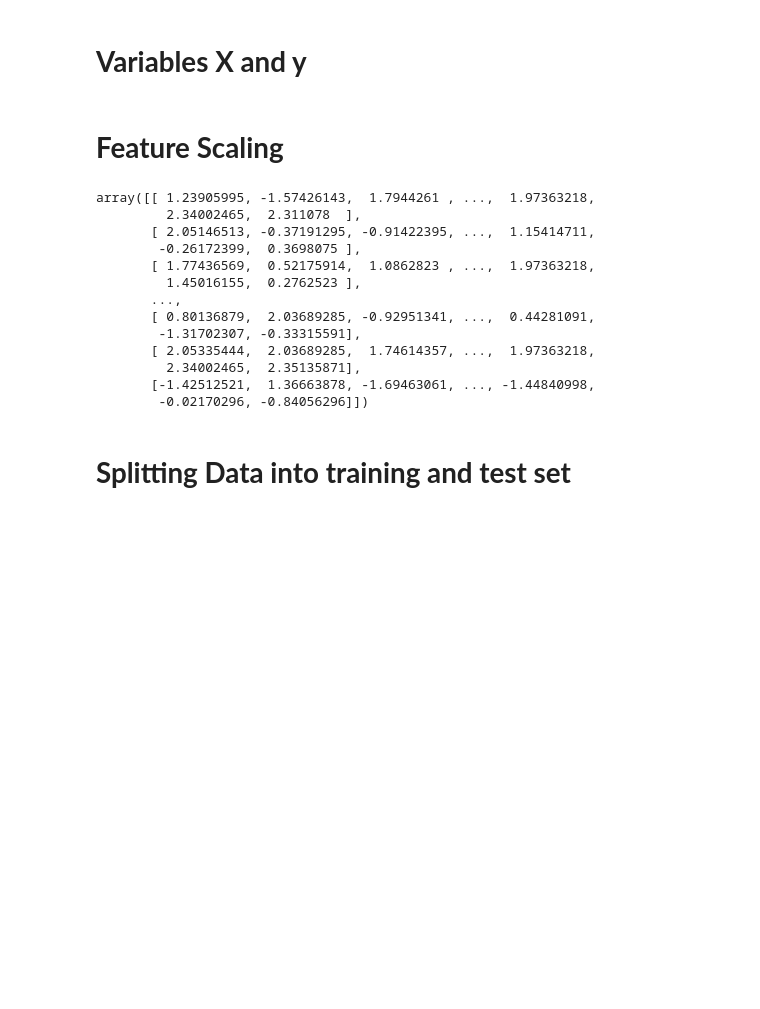
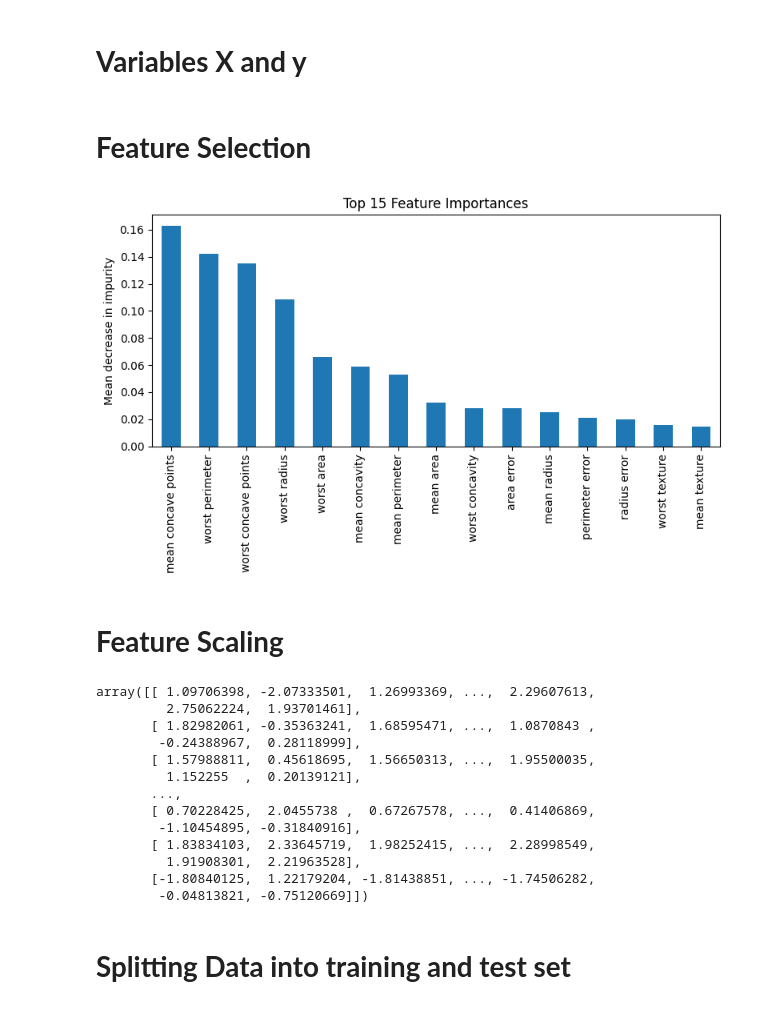
Before and after one commit to Jum-eng/DCIT-311-MACHINE-LEARNING-PROJECT, a Jupyter notebook: Code.ipynb, the cells around one changed output. Drawn from its saved outputs; the diff is of its cells as text; code cells hidden in the pictures; blank space fills up the shorter version.

```diff
--- a/Code.ipynb
+++ b/Code.ipynb
@@ -457,6 +457,27 @@ Name: diagnosis, dtype: int64
 # %%
 X = independent_var1
 y = Target_var
+# %% [markdown]
+# **Feature Selection**
+# %%
+import pandas as pd
+import matplotlib.pyplot as plt
+from sklearn.ensemble import RandomForestClassifier
+from sklearn.datasets import load_breast_cancer
+
+data = load_breast_cancer()
+X, y = data.data, data.target
+
+rf = RandomForestClassifier().fit(X, y)
+
+importances = pd.Series(rf.feature_importances_, index=data.feature_names)
+top_features = importances.sort_values(ascending=False)[:15]
+
+top_features.plot.bar(title='Top 15 Feature Importances', ylabel='Mean decrease in impurity', figsize=(8, 5))
+plt.tight_layout()
+plt.show()
+# %% [output]
+[figure, added]
 # %% [markdown]
 # **Feature Scaling**
 # %%
@@ -466,19 +487,19 @@ std_scaler = StandardScaler()
 X_scaled = std_scaler.fit_transform(X)
 X_scaled
 # %% [output]
-array([[ 1.23905995, -1.57426143,  1.7944261 , ...,  1.97363218,
-         2.34002465,  2.311078  ],
-       [ 2.05146513, -0.37191295, -0.91422395, ...,  1.15414711,
-        -0.26172399,  0.3698075 ],
-       [ 1.77436569,  0.52175914,  1.0862823 , ...,  1.97363218,
-         1.45016155,  0.2762523 ],
+array([[ 1.09706398, -2.07333501,  1.26993369, ...,  2.29607613,
+         2.75062224,  1.93701461],
+       [ 1.82982061, -0.35363241,  1.68595471, ...,  1.0870843 ,
+        -0.24388967,  0.28118999],
+       [ 1.57988811,  0.45618695,  1.56650313, ...,  1.95500035,
+         1.152255  ,  0.20139121],
        ...,
-       [ 0.80136879,  2.03689285, -0.92951341, ...,  0.44281091,
-        -1.31702307, -0.33315591],
-       [ 2.05335444,  2.03689285,  1.74614357, ...,  1.97363218,
-         2.34002465,  2.35135871],
-       [-1.42512521,  1.36663878, -1.69463061, ..., -1.44840998,
-        -0.02170296, -0.84056296]])
+       [ 0.70228425,  2.0455738 ,  0.67267578, ...,  0.41406869,
+        -1.10454895, -0.31840916],
+       [ 1.83834103,  2.33645719,  1.98252415, ...,  2.28998549,
+         1.91908301,  2.21963528],
+       [-1.80840125,  1.22179204, -1.81438851, ..., -1.74506282,
+        -0.04813821, -0.75120669]])
 # %% [markdown]
 # **Splitting Data into training and test set**
 # %%
```
Also changed, not shown: parts of 13 cells of this notebook.
